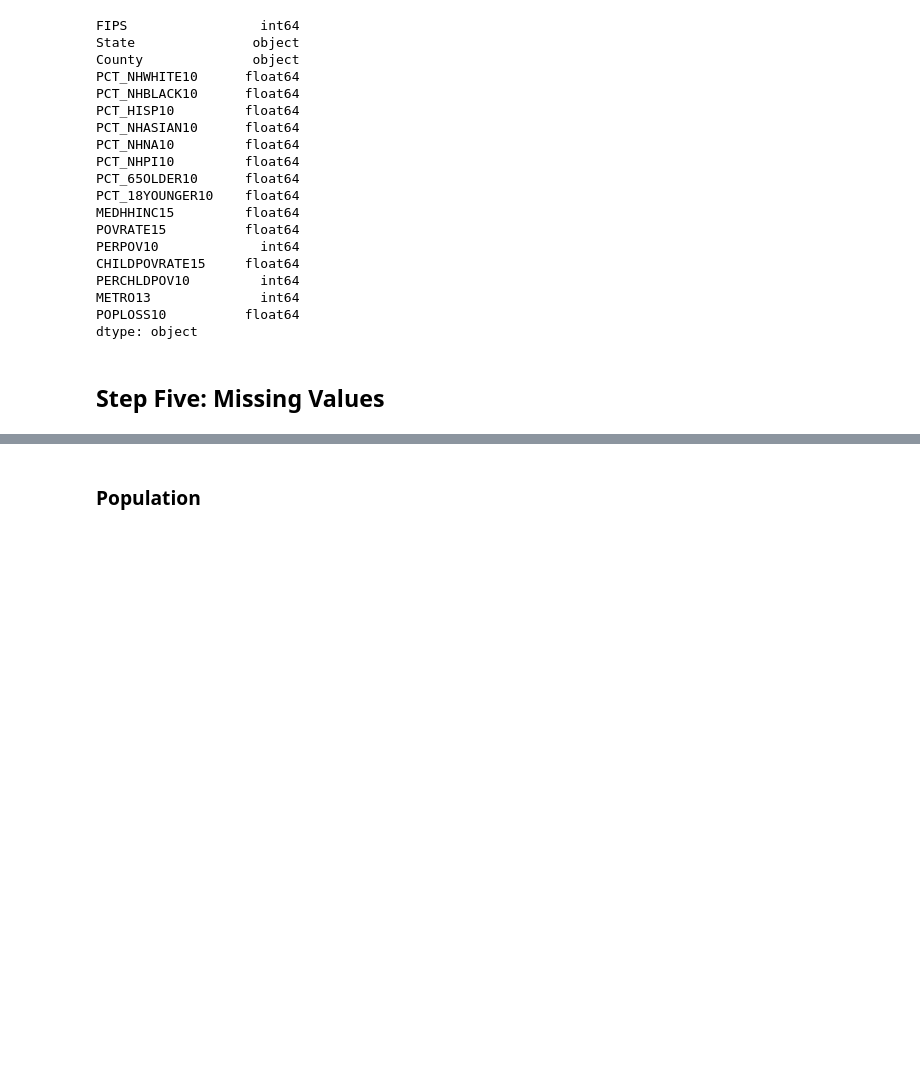
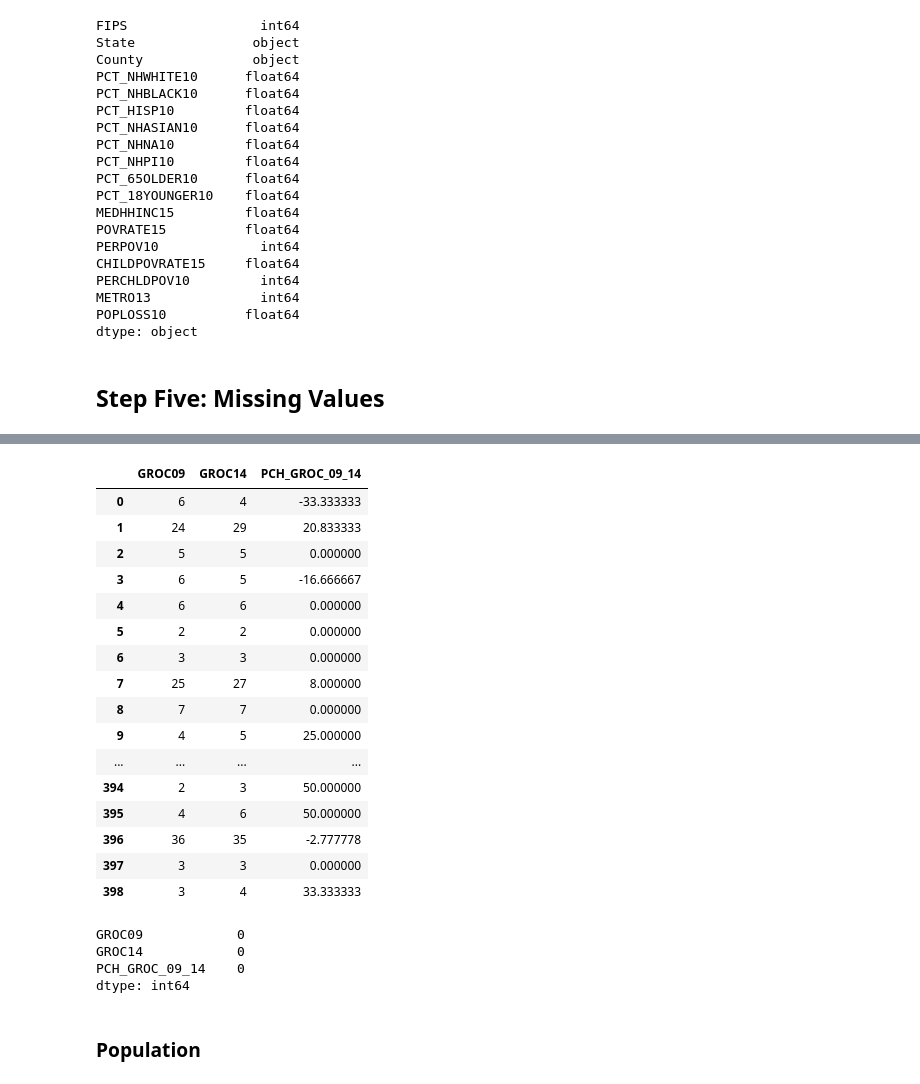
Before and after one commit to ejh56/food-access, a Jupyter notebook: Cleaning-FEA.ipynb, the cells around one changed output, grey strips where cells are left out. Drawn from its saved outputs; the diff is of its cells as text; code cells hidden in the pictures; blank space fills up the shorter version.

```diff
--- a/Cleaning-FEA.ipynb
+++ b/Cleaning-FEA.ipynb
@@ -634,0 +670,2 @@ My main approach will be to fill null values with zeros and remove unnecessary c
+# %%
+adj = test.loc[(test["GROC09"]==0)]
@@ -635,3 +681,36 @@ My main approach will be to fill null values with zeros and remove unnecessary c
+# %%
+series_adj = ((adj["GROC14"]-0)/1)*100
+# %%
+adj["PCH_GROC_09_14"].fillna(series_adj, inplace=True)
+# %%
+test.loc[(test["GROC09"]==0)] = adj
+# %%
+test
+# %% [output]
+|  | GROC09 | GROC14 | PCH_GROC_09_14 |
+| 0 | 6 | 4 | -33.333333 |
+| 1 | 24 | 29 | 20.833333 |
+| 2 | 5 | 5 | 0.000000 |
+| 3 | 6 | 5 | -16.666667 |
+| 4 | 6 | 6 | 0.000000 |
+| 5 | 2 | 2 | 0.000000 |
+| 6 | 3 | 3 | 0.000000 |
+| 7 | 25 | 27 | 8.000000 |
+| 8 | 7 | 7 | 0.000000 |
+| 9 | 4 | 5 | 25.000000 |
+| ... | ... | ... | ... |
+| 394 | 2 | 3 | 50.000000 |
+| 395 | 4 | 6 | 50.000000 |
+| 396 | 36 | 35 | -2.777778 |
+| 397 | 3 | 3 | 0.000000 |
+| 398 | 3 | 4 | 33.333333 |
+# %%
+test.isna().sum()
+# %% [output]
+GROC09            0
+GROC14            0
+PCH_GROC_09_14    0
+dtype: int64
 # %% [markdown]
 ### Population
 # %%
```
Also changed, not shown: parts of 30 cells of this notebook, 17 other files.
